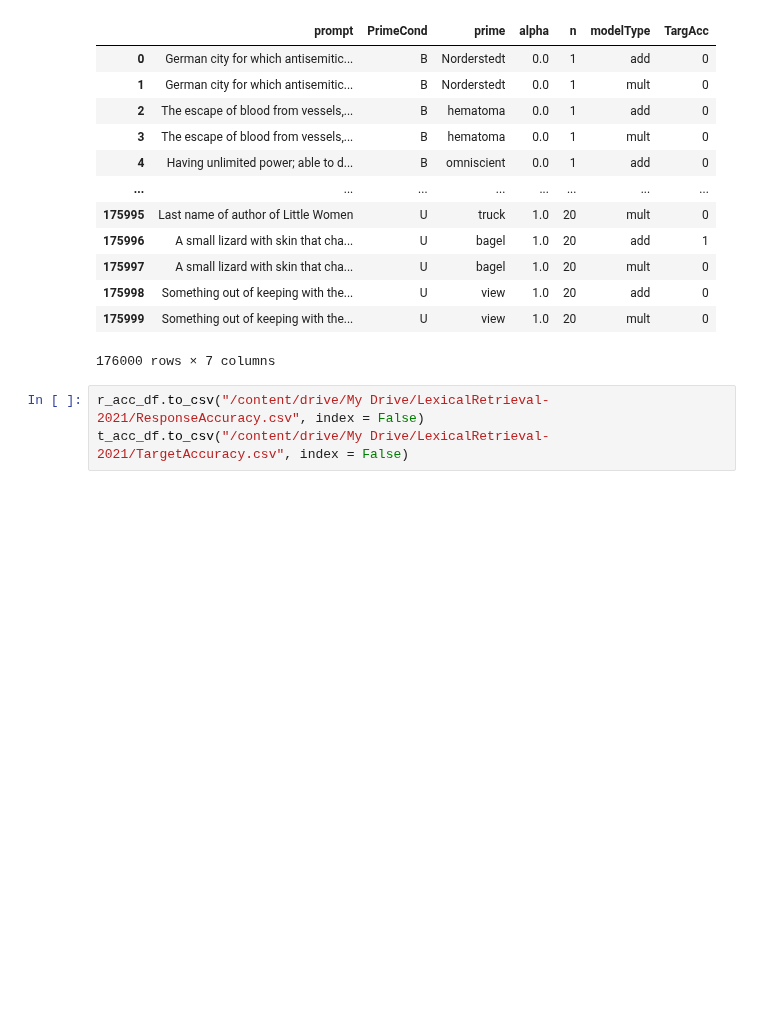
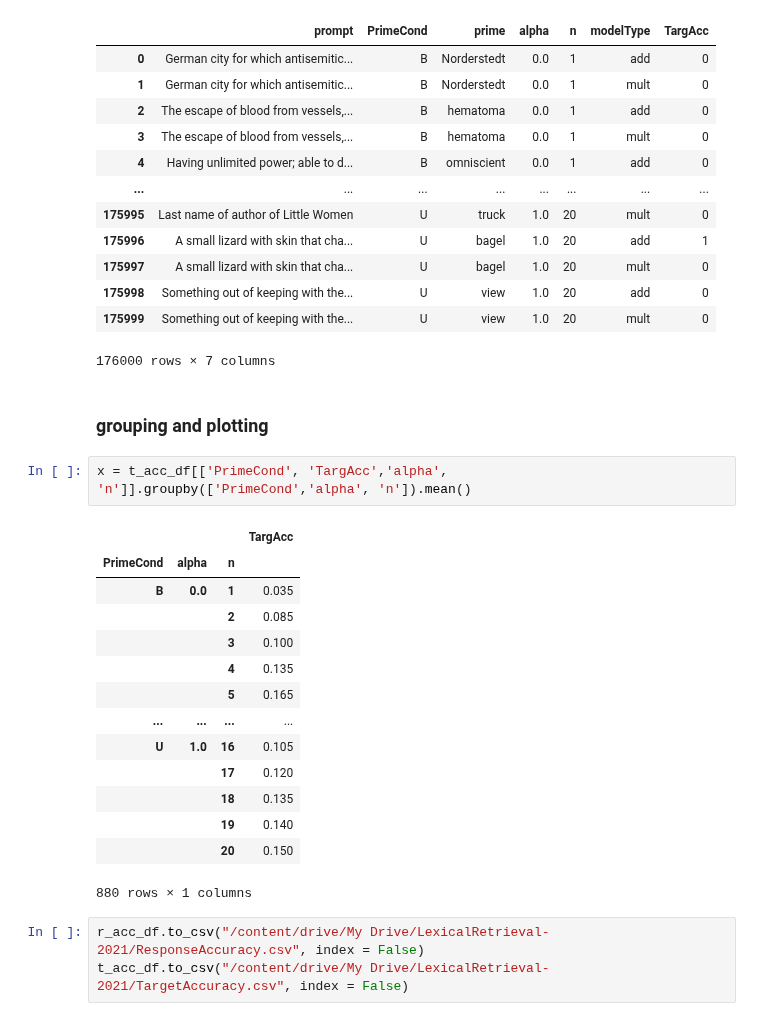
Before and after one commit to abhilasha-kumar/modeling-lexical-retrieval, a Jupyter notebook: LexicalRetrieval.ipynb, the cells around one changed output. Cells and saved outputs as stored; diff of their text form; blank space fills up the shorter version.

```diff
--- a/LexicalRetrieval.ipynb
+++ b/LexicalRetrieval.ipynb
@@ -800,6 +800,25 @@ t_acc_df
 | 175998 | Something out of keeping with the... | U | view | 1.0 | 20 | add | 0 |
 | 175999 | Something out of keeping with the... | U | view | 1.0 | 20 | mult | 0 |
 176000 rows × 7 columns
+# %% [markdown]
+### grouping and plotting
+# %%
+x = t_acc_df[['PrimeCond', 'TargAcc','alpha', 'n']].groupby(['PrimeCond','alpha', 'n']).mean()
+# %% [output]
+|  |  |  | TargAcc |
+| PrimeCond | alpha | n |  |
+| B | 0.0 | 1 | 0.035 |
+|  |  | 2 | 0.085 |
+|  |  | 3 | 0.100 |
+|  |  | 4 | 0.135 |
+|  |  | 5 | 0.165 |
+| ... | ... | ... | ... |
+| U | 1.0 | 16 | 0.105 |
+|  |  | 17 | 0.120 |
+|  |  | 18 | 0.135 |
+|  |  | 19 | 0.140 |
+|  |  | 20 | 0.150 |
+880 rows × 1 columns
 # %%
 r_acc_df.to_csv("/content/drive/My Drive/LexicalRetrieval-2021/ResponseAccuracy.csv", index = False)
 t_acc_df.to_csv("/content/drive/My Drive/LexicalRetrieval-2021/TargetAccuracy.csv", index = False)
```
Also changed, not shown: parts of 7 cells of this notebook.
